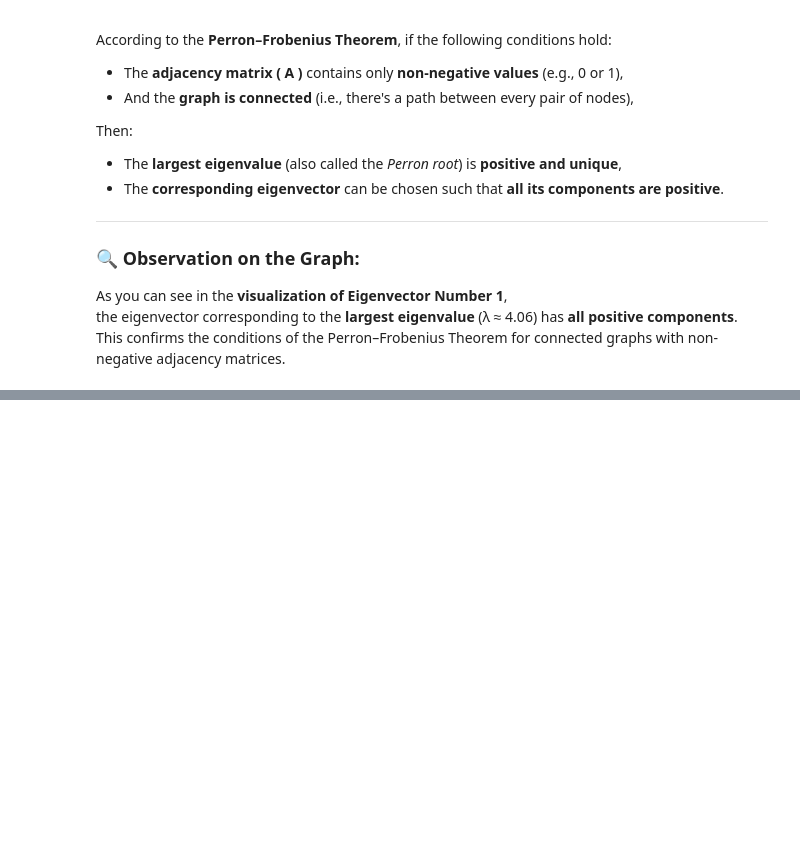
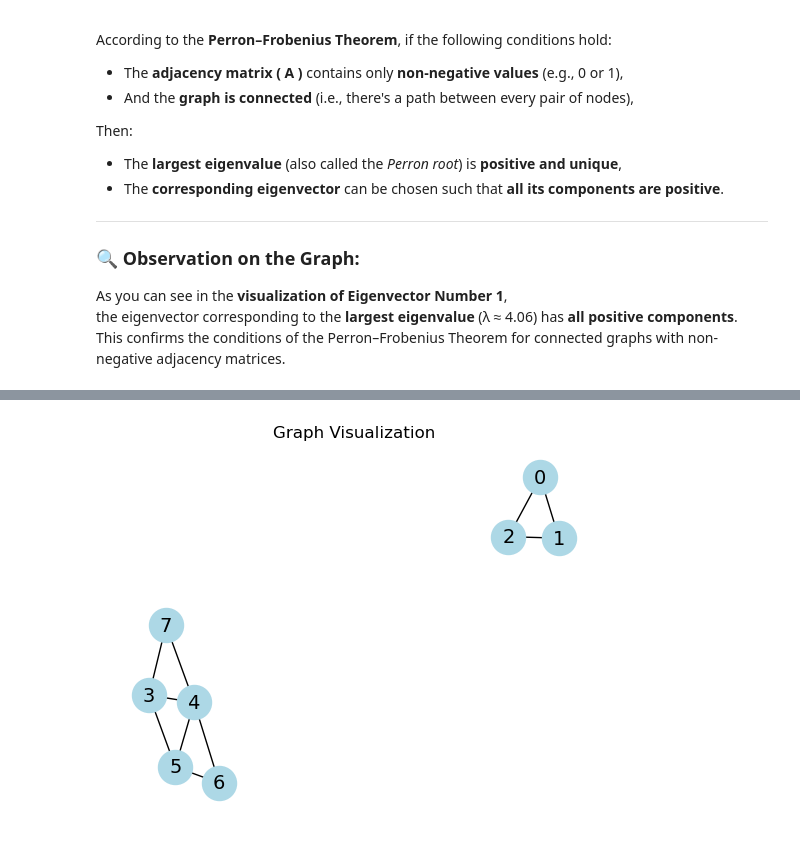
Before and after one commit to mjmousavi97/Graph-Neural-Networks, a Jupyter notebook: 03_Graph_Laplacian_Matrix/Graph Laplacian Matrix.ipynb, the cells around one changed output, grey strips where cells are left out. Cells and saved outputs as stored; diff of their text form; code cells hidden in the pictures; blank space fills up the shorter version.

```diff
--- a/03_Graph_Laplacian_Matrix/Graph Laplacian Matrix.ipynb
+++ b/03_Graph_Laplacian_Matrix/Graph Laplacian Matrix.ipynb
@@ -485,0 +556,20 @@ This confirms the conditions of the Perron–Frobenius Theorem for connected gra
+# %%
+G5 = nx.Graph()
+G5.add_edges_from(
+    [
+        (0, 1), (0, 2),
+        (1, 2),
+        (3, 4), (3, 7), (3, 5),
+        (4, 5), (4, 6), (4, 7),
+        (5, 6),
+    ]
+)
+
+pos = nx.spring_layout(G5, seed=42)
+
+nx.draw_networkx(G5, pos=pos, with_labels=True, node_color='lightblue', node_size=600, font_size=14)
+plt.axis('off')
+plt.title('Graph Visualization')
+plt.show()
+# %% [output]
+[figure, added]
```
Also changed, not shown: parts of 29 cells of this notebook.
